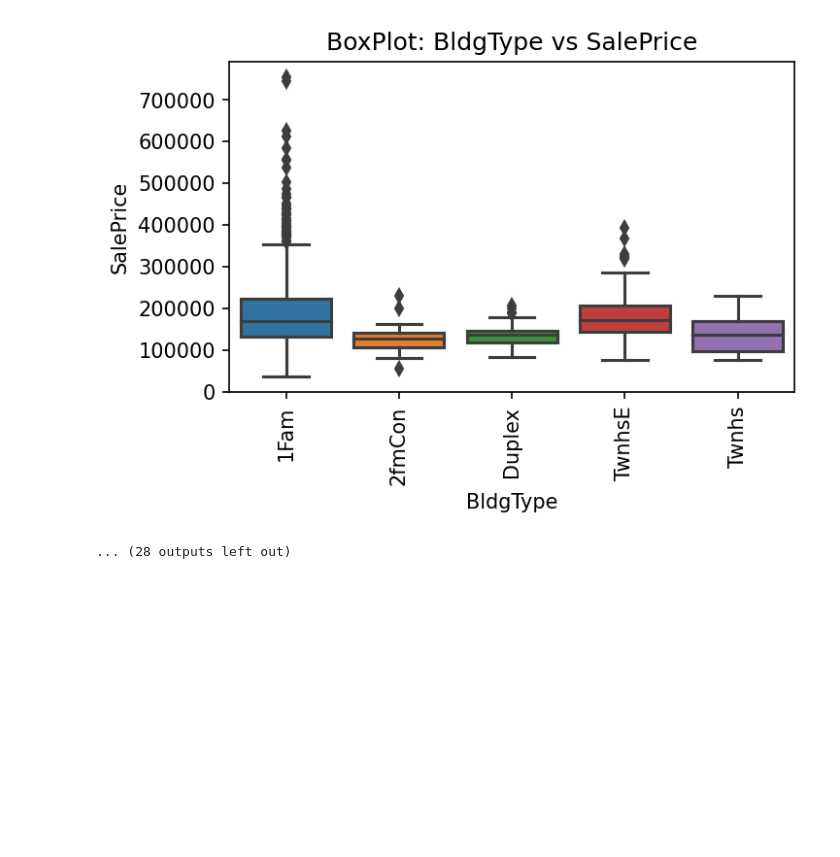
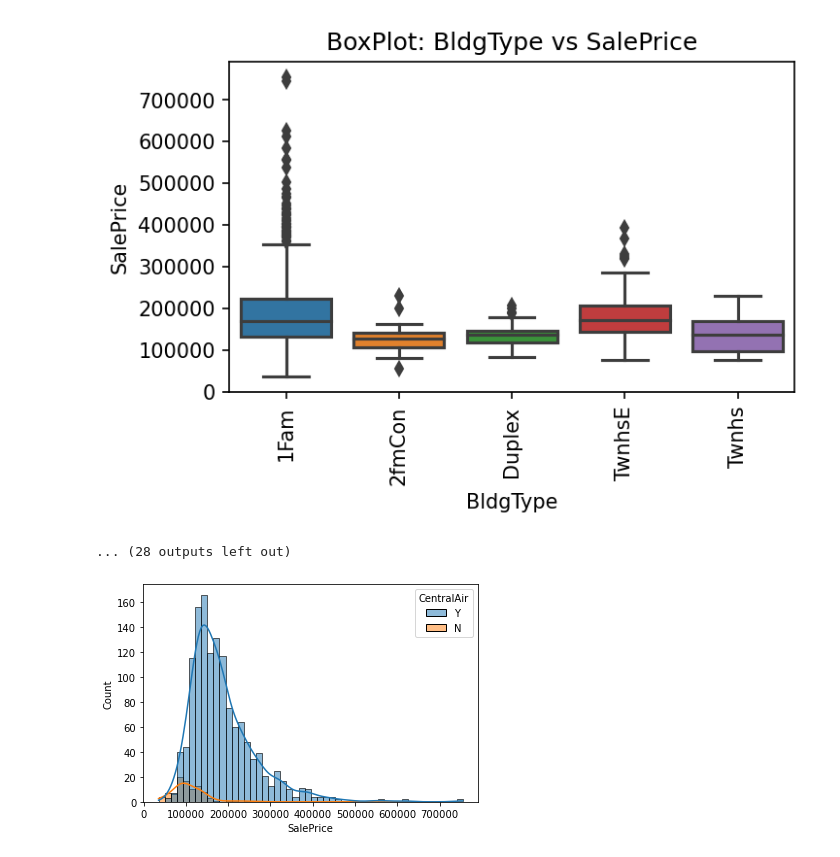
Before and after one commit to bronkaeux/house_price, a Jupyter notebook: price_research.ipynb, the cells around one changed output. Cells and saved outputs as stored; diff of their text form; code cells hidden in the pictures; blank space fills up the shorter version.

```diff
--- a/price_research.ipynb
+++ b/price_research.ipynb
@@ -841,3 +836,7 @@ for feature in features:
 [figure]
 [figure]
 ... (28 outputs left out)
+# %%
+sns.histplot(data=final_df, x='SalePrice', bins=50, kde=True, hue='CentralAir');
+# %% [output]
+[figure, added]
```
Also changed, not shown: parts of 10 cells of this notebook, 2 other files.
